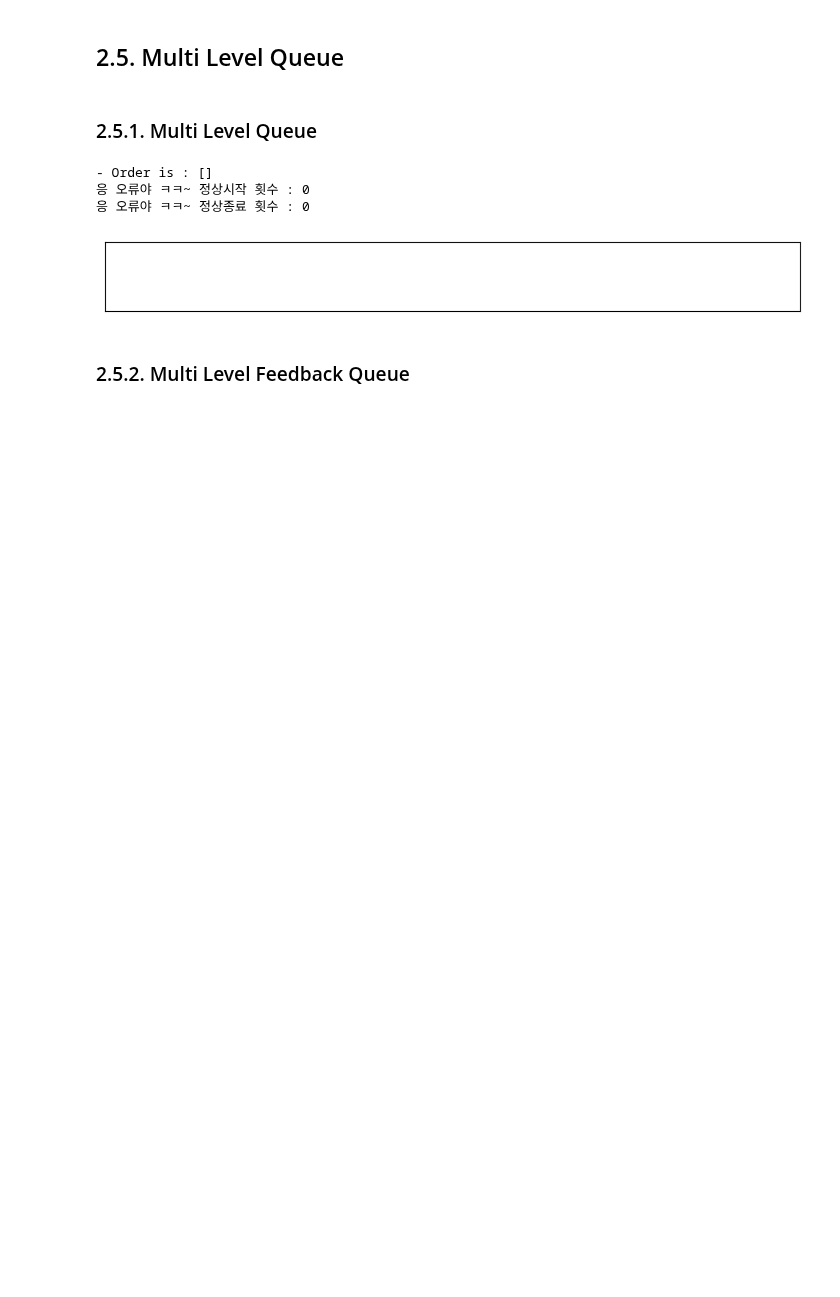
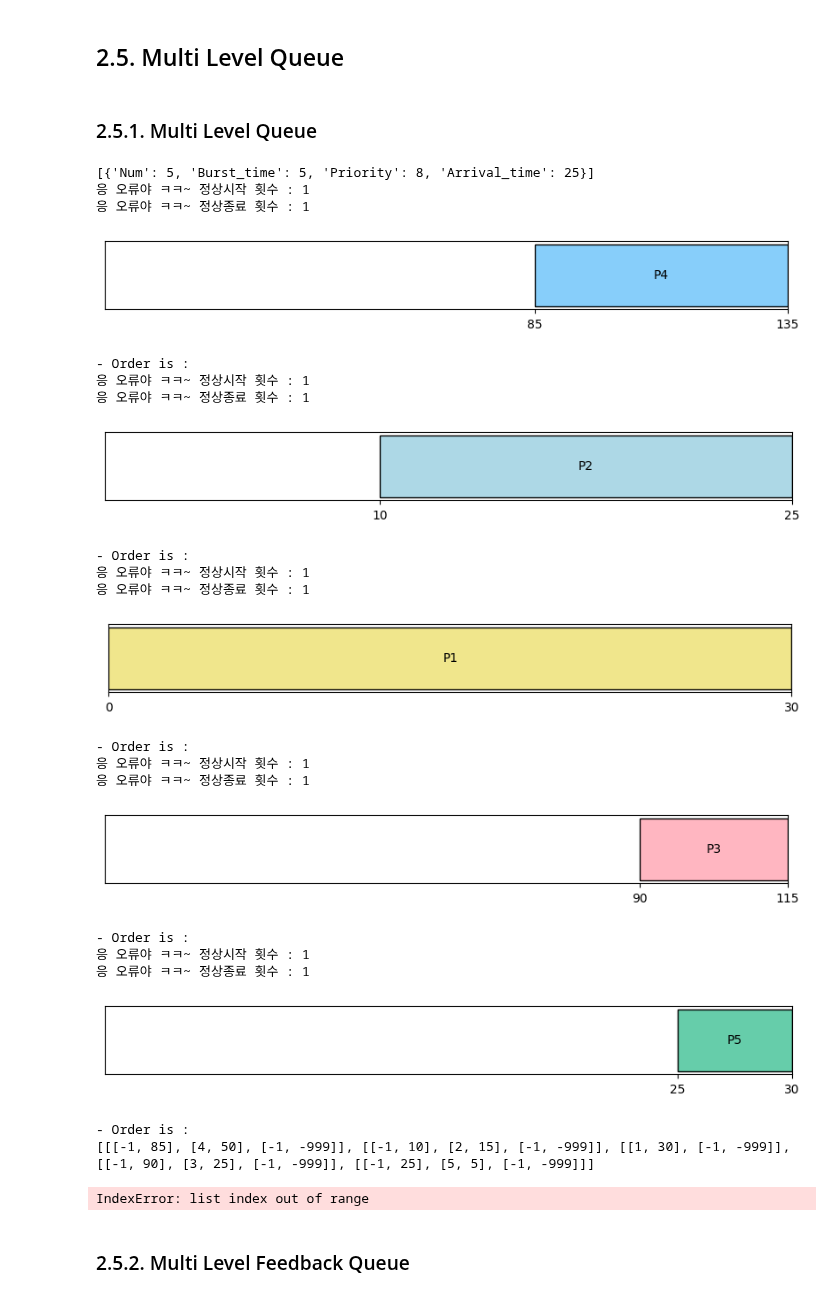
Before and after one commit to jiho264/2023os, a Jupyter notebook: homework01/homework01.ipynb, the cells around one changed output. Saved outputs shown, nothing was run; the diff lists cells and outputs as text; code cells hidden in the pictures; blank space fills up the shorter version.

```diff
--- a/homework01/homework01.ipynb
+++ b/homework01/homework01.ipynb
@@ -231,9 +234,9 @@ def order_zip(_order):
 ## 2.1. First-come, First-Served
 - 기본 Arrival_time 정렬, 동일 시간 도착 시 프로세스 번호 순
 # %%
-def FCFO():
+def FCFO(_list):
     _order = []
-    _list = copy.deepcopy(_DATA_)
+
     _list = sorted(_list, key=lambda x: x['Arrival_time'])
 
     _end_time = 0
@@ -260,6 +263,8 @@ def FCFO():
                     _process['Burst_time'] = 0
     _order = order_zip(_order)
     draw(_order)
+    return _order
 
-FCFO()
+_list = copy.deepcopy(_DATA_)
+FCFO(_list)
 # %% [output]
@@ -704,22 +748,61 @@ ALL EXIT  GOOD JOB!!!
 ## 2.5. Multi Level Queue
 # %% [markdown]
 ### 2.5.1. Multi Level Queue
-# %%
-def Multilevel_queue():
-    _order = []
-    _list = copy.deepcopy(_DATA_)
-    _list = sorted(_list, key=lambda x: x['Arrival_time'])
-
-    _order = order_zip(_order)
-    draw(_order)
-
-
-Multilevel_queue()
-# %% [output]
-- Order is : []
-응 오류야 ㅋㅋ~ 정상시작 횟수 : 0
-응 오류야 ㅋㅋ~ 정상종료 횟수 : 0
-[figure, removed]
+# %%
+def Multilevel_queue():
+    _order = []
+
+    _list = copy.deepcopy(_DATA_)
+    _list = sorted(_list, key=lambda x: x['Priority'])
+
+    # 서로다른 priority 갯수 세기
+    _unique_priorities = set()
+    for process in _list:
+        _unique_priorities.add(process['Priority'])
+    # index 나중에 필요해서 list로 전환
+    _unique_priorities = list(_unique_priorities)
+    # 동일 레벨 갯수대로 각각 level_queue 생성하기
+    _level = []
+    for i in range(len(_unique_priorities)):
+        _level.append([])
+
+    for _target_priority in _unique_priorities:
+        for i in range(len(_list)):
+            if (_list[i]['Priority'] == _target_priority):
+                # print("dja", _target_priority,_unique_priorities.index(_target_priority))
+                _level[_unique_priorities.index(
+                    _target_priority)].append(_list[i])
+    print(_level[i])
+    for i in range(len(_unique_priorities)):
+        _level[i] = FCFO(_level[i])
+    print(_level)
+    _order = order_zip(_level)
+    draw(_order)
+Multilevel_queue()
+# %% [output]
+[{'Num': 5, 'Burst_time': 5, 'Priority': 8, 'Arrival_time': 25}]
+응 오류야 ㅋㅋ~ 정상시작 횟수 : 1
+응 오류야 ㅋㅋ~ 정상종료 횟수 : 1
+[figure, added]
+- Order is :
+응 오류야 ㅋㅋ~ 정상시작 횟수 : 1
+응 오류야 ㅋㅋ~ 정상종료 횟수 : 1
+[figure, added]
+- Order is :
+응 오류야 ㅋㅋ~ 정상시작 횟수 : 1
+응 오류야 ㅋㅋ~ 정상종료 횟수 : 1
+[figure, added]
+- Order is :
+응 오류야 ㅋㅋ~ 정상시작 횟수 : 1
+응 오류야 ㅋㅋ~ 정상종료 횟수 : 1
+[figure, added]
+- Order is :
+응 오류야 ㅋㅋ~ 정상시작 횟수 : 1
+응 오류야 ㅋㅋ~ 정상종료 횟수 : 1
+[figure, added]
+- Order is :
+[[[-1, 85], [4, 50], [-1, -999]], [[-1, 10], [2, 15], [-1, -999]], [[1, 30], [-1, -999]], [[-1, 90], [3, 25], [-1, -999]], [[-1, 25], [5, 5], [-1, -999]]]
+IndexError: list index out of range
 # %% [markdown]
 ### 2.5.2. Multi Level Feedback Queue
 # %%
```
Also changed, not shown: parts of 11 cells of this notebook.
